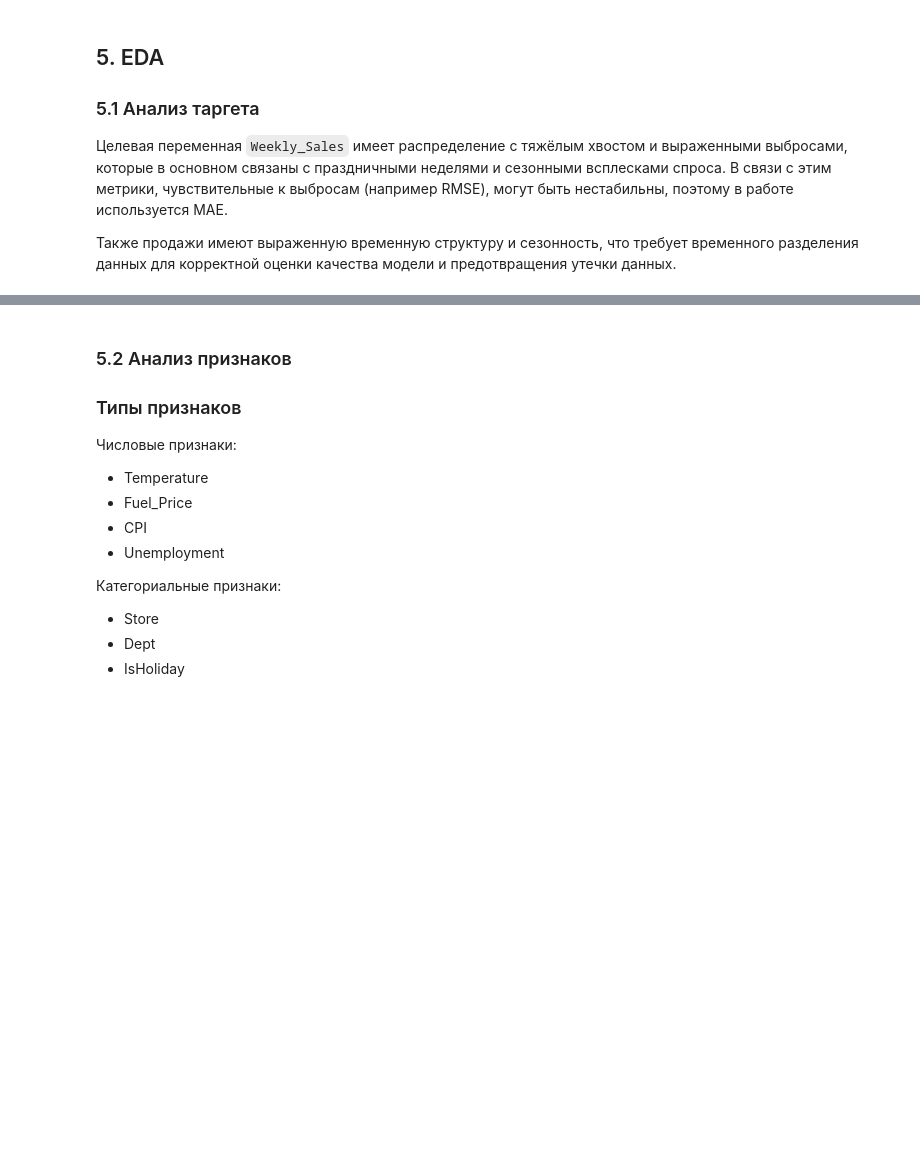
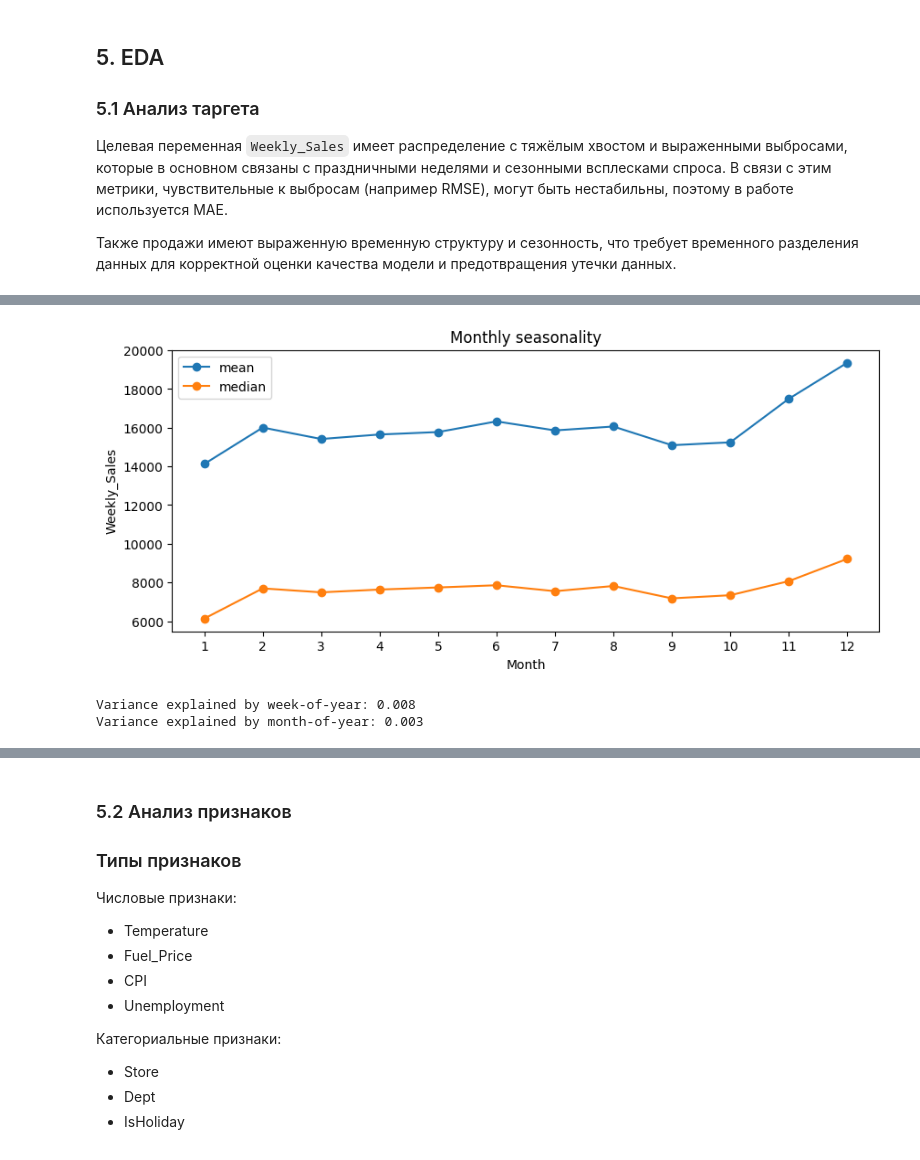
Before and after one commit to nibekasov/AutoMLWalmart, a Jupyter notebook: Walmart_LAMA_solution_fixed.ipynb, the cells around one changed output, grey strips where cells are left out. Cells and saved outputs as stored; diff of their text form; code cells hidden in the pictures; blank space fills up the shorter version.

```diff
--- a/Walmart_LAMA_solution_fixed.ipynb
+++ b/Walmart_LAMA_solution_fixed.ipynb
@@ -211,0 +278,37 @@ display(tmp.groupby("is_holiday")["sales_sum"].describe())
+# %%
+# month-of-year seasonality
+df_train["Month"] = pd.to_datetime(df_train["Date"]).dt.month
+
+monthly_seasonality = (
+    df_train
+    .groupby("Month", as_index=False)
+    .agg(mean_sales=("Weekly_Sales", "mean"),
+         median_sales=("Weekly_Sales", "median"))
+)
+
+plt.figure(figsize=(10,4))
+plt.plot(monthly_seasonality["Month"], monthly_seasonality["mean_sales"], marker="o", label="mean")
+plt.plot(monthly_seasonality["Month"], monthly_seasonality["median_sales"], marker="o", label="median")
+plt.title("Monthly seasonality")
+plt.xlabel("Month")
+plt.ylabel("Weekly_Sales")
+plt.xticks(range(1,13))
+plt.legend()
+plt.show()
+# %% [output]
+[figure, added]
+# %%
+# variance explained by calendar features
+overall_var = target.var()
+
+week_mean = df_train.groupby("weekofyear")["Weekly_Sales"].mean()
+week_var_explained = week_mean.var() / overall_var
+
+month_mean = df_train.groupby("month")["Weekly_Sales"].mean()
+month_var_explained = month_mean.var() / overall_var
+
+print(f"Variance explained by week-of-year: {week_var_explained:.3f}")
+print(f"Variance explained by month-of-year: {month_var_explained:.3f}")
+# %% [output]
+Variance explained by week-of-year: 0.008
+Variance explained by month-of-year: 0.003
```
Also changed, not shown: parts of 38 cells of this notebook.
